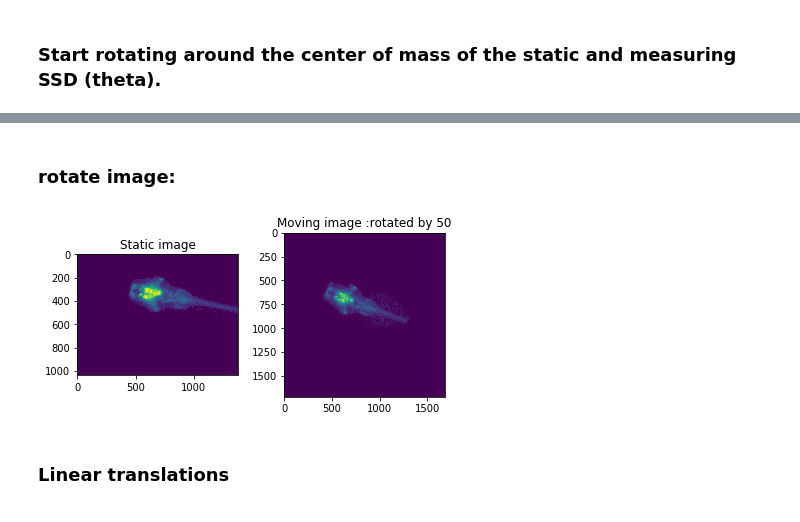
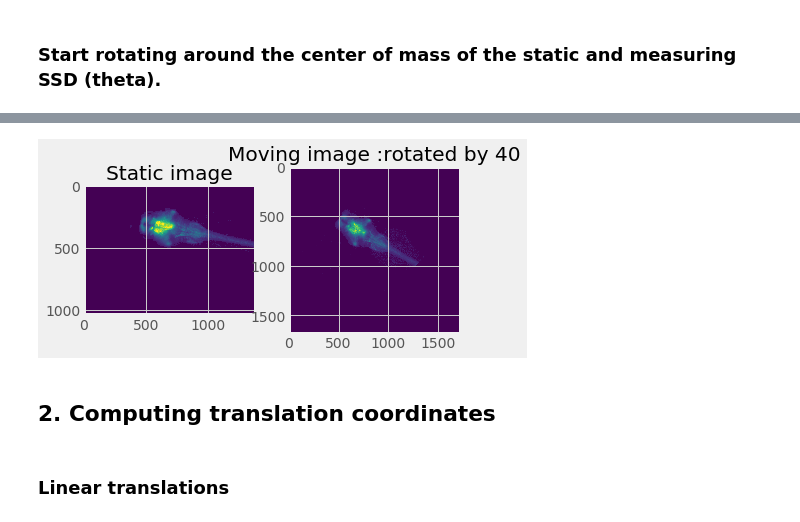
Before and after one commit to mchivuku/e535-rigid-registration, a Jupyter notebook: Rigid Registration.ipynb, the cells around one changed output, grey strips where cells are left out. Saved outputs shown, nothing was run; the diff lists cells and outputs as text; code cells hidden in the pictures.

```diff
--- a/Rigid Registration.ipynb
+++ b/Rigid Registration.ipynb
@@ -15,6 +15,8 @@ import warnings
 warnings.filterwarnings('ignore')
 
 %matplotlib inline
+
+plt.style.use("fivethirtyeight")
 # %% [markdown]
 ## Part 1
 
@@ -63,7 +65,7 @@ def plot_two_images(static, moving, text=""):
     plt.subplot(1,2,2)
     plt.imshow(moving)
     plt.title("Moving image" + " " + text)
-    plt.tight_layout()
+
     plt.show()
 
 
@@ -193,11 +187,10 @@ min rotation occurs at: 50
-# %% [markdown]
-### rotate image:
 # %%
 rotated_moving_images = np.copy(moving)
-rotated_moving_images = ndimage.rotate(moving, 50)
-rotated = rotateImage(moving,50,c_moving)
-plot_two_images(static, rotated_moving_images, ":rotated by 50")
+rotated = ndimage.rotate(moving,40)
+plot_two_images(static, rotated, ":rotated by 40")
 # %% [output]
-[figure, old version]
+[figure, new version]
+# %% [markdown]
+## 2. Computing translation coordinates
 # %% [markdown]
 ### Linear translations
```
Also changed, not shown: parts of 25 cells of this notebook.
